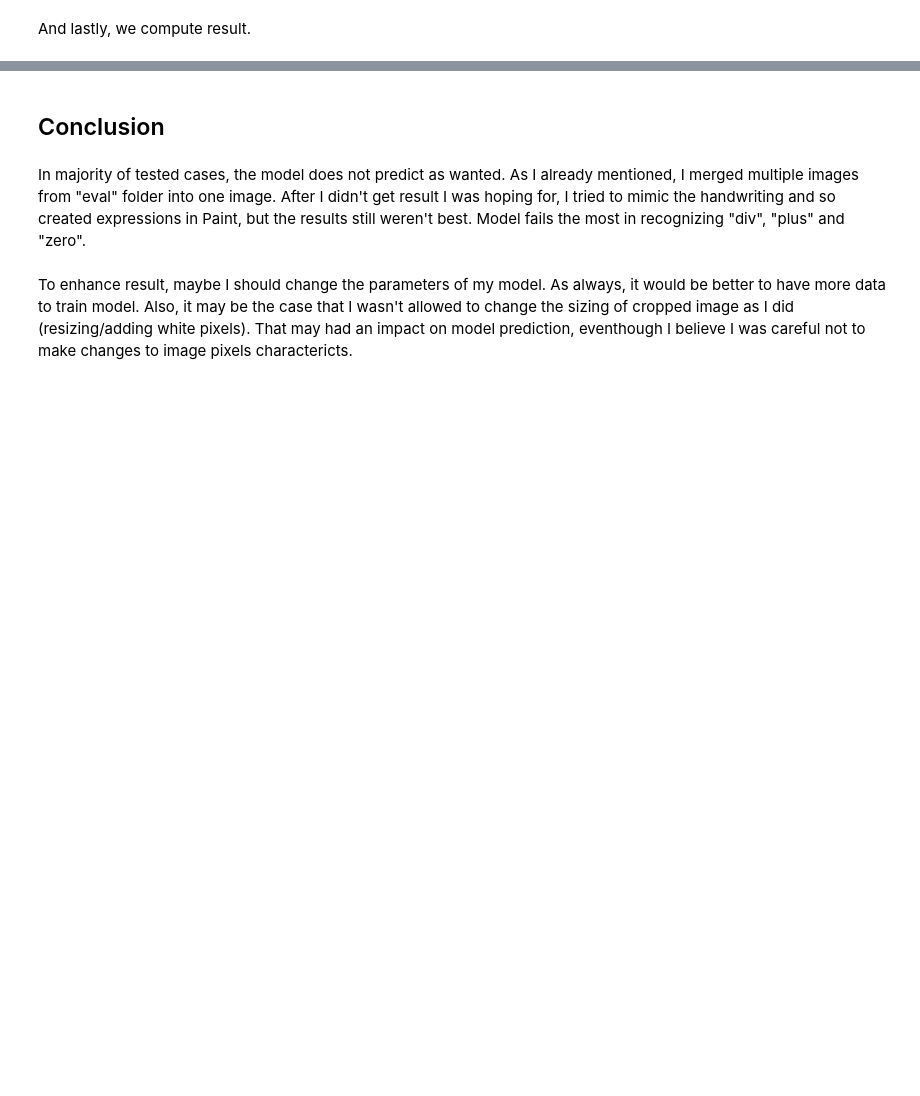
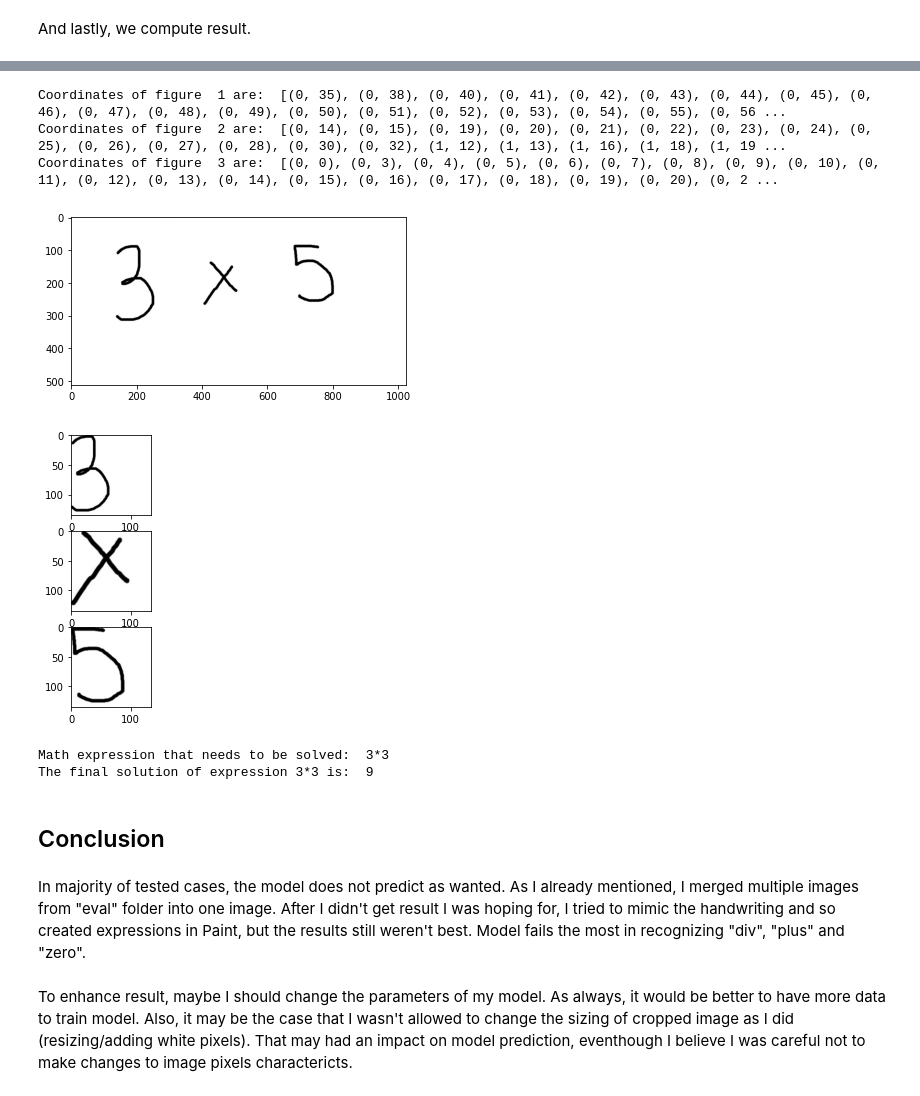
Before and after one commit to ivasmoljko/PhotoMath, a Jupyter notebook: PhotomathIvaSmoljko_finalVersion.ipynb, the cells around one changed output, grey strips where cells are left out. Saved outputs shown, nothing was run; the diff lists cells and outputs as text; code cells hidden in the pictures; blank space fills up the shorter version.

```diff
--- a/PhotomathIvaSmoljko_finalVersion.ipynb
+++ b/PhotomathIvaSmoljko_finalVersion.ipynb
@@ -655,0 +659,11 @@ The final solution of expression 8-3 is:  5
+# %%
+def Upload(path):
+  proba = cv2.imread(path)
+  plt.imshow(proba)
+  niz, coord_arrays = MakingRect(proba)
+  PrintCoord(coord_arrays)
+  VisCropIm(niz)
+  s,br=PredictFunc(niz)
+  if(s!=""):
+    Compute(s,br)
+  return None
@@ -656,3 +846,13 @@ The final solution of expression 8-3 is:  5
+# %%
+Upload('../content/test_data/test13.jpg')
+# %% [output]
+Coordinates of figure  1 are:  [(0, 35), (0, 38), (0, 40), (0, 41), (0, 42), (0, 43), (0, 44), (0, 45), (0, 46), (0, 47), (0, 48), (0, 49), (0, 50), (0, 51), (0, 52), (0, 53), (0, 54), (0, 55), (0, 56 ...
+Coordinates of figure  2 are:  [(0, 14), (0, 15), (0, 19), (0, 20), (0, 21), (0, 22), (0, 23), (0, 24), (0, 25), (0, 26), (0, 27), (0, 28), (0, 30), (0, 32), (1, 12), (1, 13), (1, 16), (1, 18), (1, 19 ...
+Coordinates of figure  3 are:  [(0, 0), (0, 3), (0, 4), (0, 5), (0, 6), (0, 7), (0, 8), (0, 9), (0, 10), (0, 11), (0, 12), (0, 13), (0, 14), (0, 15), (0, 16), (0, 17), (0, 18), (0, 19), (0, 20), (0, 2 ...
+[figure, added]
+[figure, added]
+Math expression that needs to be solved:  3*3
+The final solution of expression 3*3 is:  9
 # %% [markdown]
 ## Conclusion
 # %% [markdown]
```
Also changed, not shown: parts of 20 cells of this notebook.
